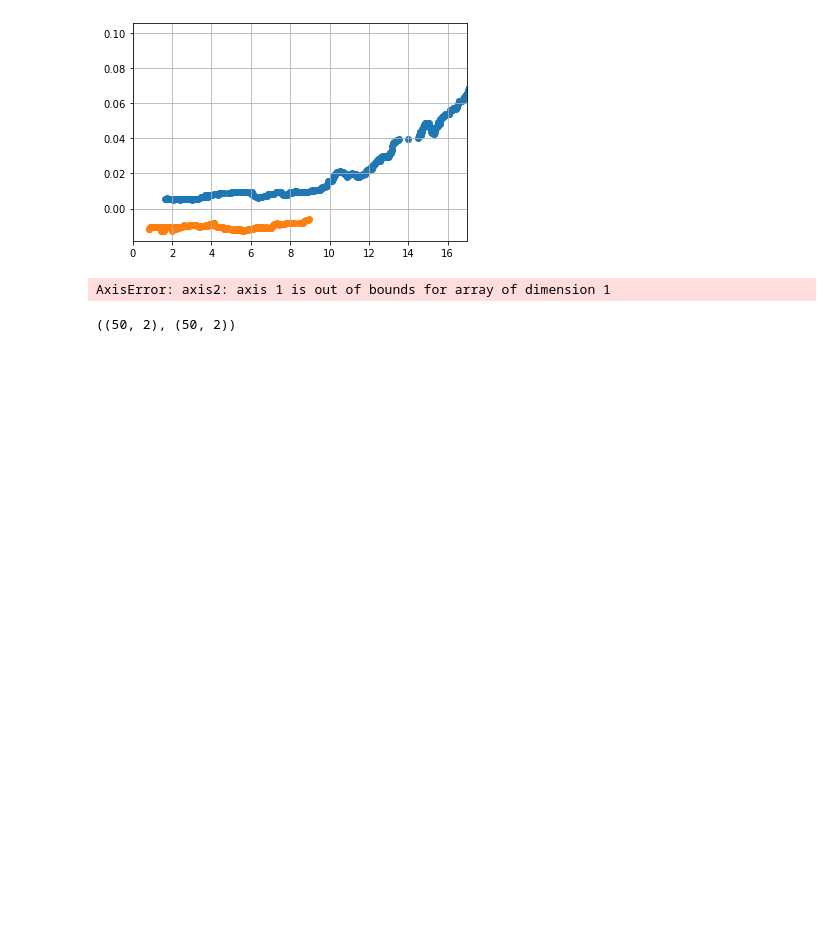
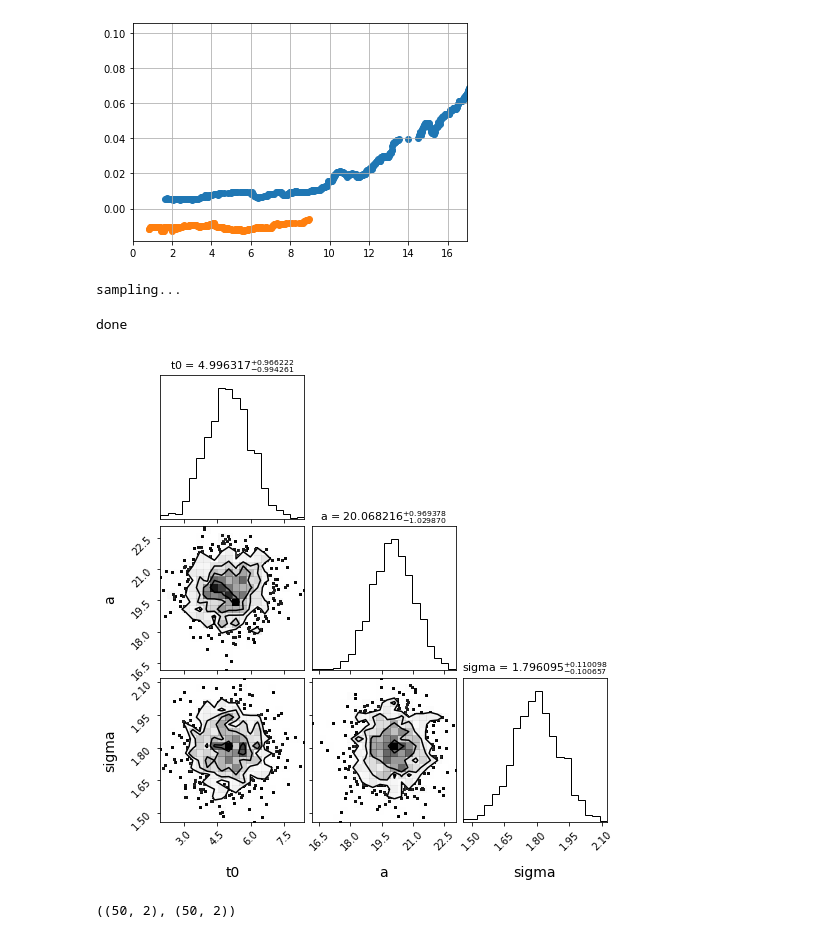
Before and after one commit to tylerbarna/BarnaSeniorHonorsThesis, a Jupyter notebook: sn2020bpi_mcmc.ipynb, the cells around one changed output. Saved outputs shown, nothing was run; the diff lists cells and outputs as text; code cells hidden in the pictures; blank space fills up the shorter version.

Commit message:
dict working
the dict method is now functioning, should make adding additional parameters easier in the future. Will pull the model out of do_mcmc next

```diff
--- a/sn2020bpi_mcmc.ipynb
+++ b/sn2020bpi_mcmc.ipynb
@@ -122,7 +122,7 @@ def doMCMC(data, guess, scale, nwalkers=100, nburn=1500, nsteps=3000):
 
     starting_guesses = np.swapaxes(list({
         k:(np.random.randn(nwalkers)*scale[k]+v)
-        for k,v in guess.items()}),0,1)
+        for k,v in guess.items()}.values()),0,1)
 
     print('sampling...')
     sampler = emcee.EnsembleSampler(nwalkers, ndim, log_posterior, threads=-1, args=[data])
@@ -156,12 +156,14 @@ len(tess_2020bpi[tess_2020bpi.flux <=0][tess_2020bpi.mjd_0 <28])/len(tess_2020bp
 0.21870047543581617
 [figure]
 # %%
-guess = {'t0':3, 'a':0.05} ## t0, a, gamma, power
-scale = {'t0':9e-1, 'a':5e-9}
-doMCMC(tess_2020bpi[tess_2020bpi.mjd_0 <= 28], guess, scale,nwalkers=50,nburn=250,nsteps=500);
+guess = {'t0':5, 'a':20,'power':1.8} ## t0, a, gamma, power
+scale = {'t0':1, 'a':1,'power':0.1}
+doMCMC(tess_2020bpi[tess_2020bpi.mjd_0 <= 16.75], guess, scale,nwalkers=1000,nburn=1500,nsteps=5000);
 ## t0 ~ 2 days if negative values excluded, t0 ~ 5.3 days if included
 # %% [output]
-AxisError: axis2: axis 1 is out of bounds for array of dimension 1
+sampling...
+done
+[figure, added]
 # %%
 # tess_2020bpi[(tess_2020bpi.mjd_0 > 16.70) & (tess_2020bpi.mjd_0 <16.75)]['flux'].mean()/tess_2020bpi['flux'].max()
 # tess_2020bpi[(tess_2020bpi.mjd_0 < 28)][(tess_2020bpi.flux > 0.397*tess_2020bpi.flux.max()) &
```
